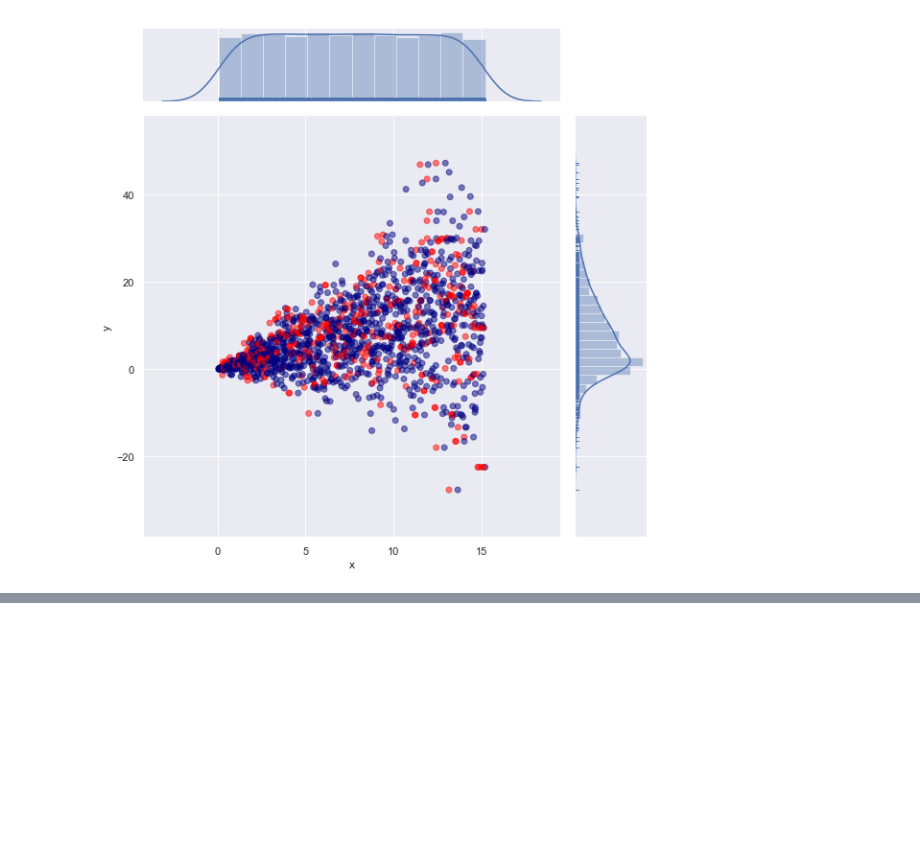
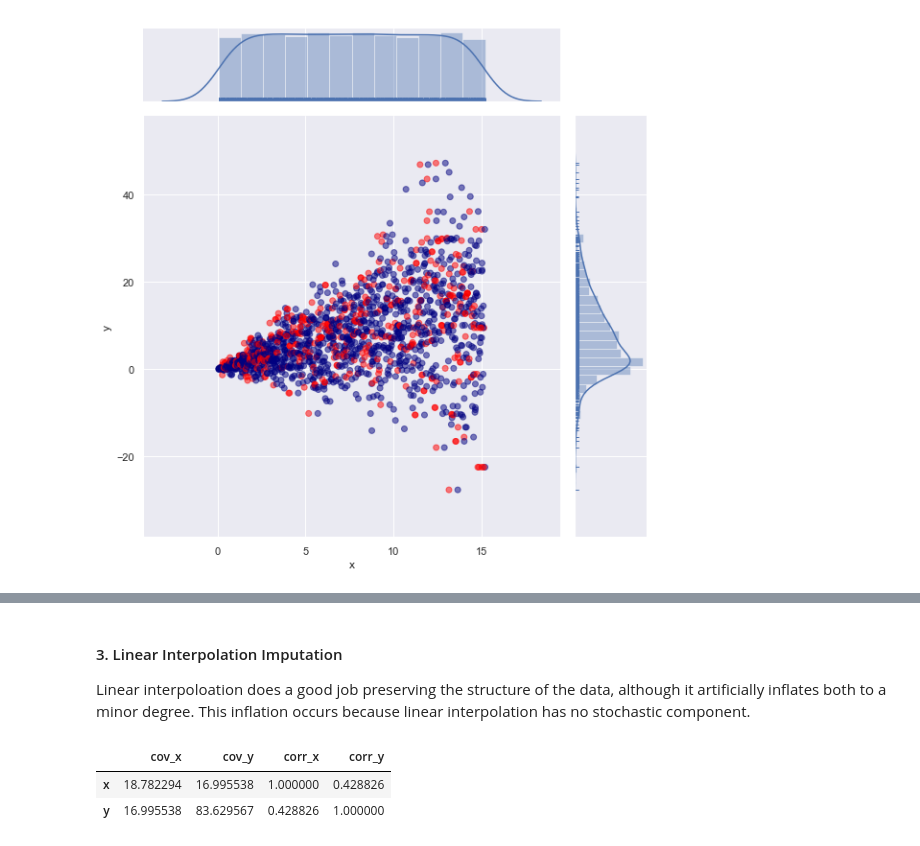
Before and after one commit to kearnz/autoimpute, a Jupyter notebook: tutorials/comparing_imputation_methods.ipynb, the cells around one changed output, grey strips where cells are left out. Cells and saved outputs as stored; diff of their text form; code cells hidden in the pictures; blank space fills up the shorter version.

```diff
--- a/tutorials/comparing_imputation_methods.ipynb
+++ b/tutorials/comparing_imputation_methods.ipynb
@@ -266,0 +304,9 @@ NUTS: [σ, beta, alpha]
+# %% [markdown]
+#### 3. Linear Interpolation Imputation
+Linear interpoloation does a good job preserving the structure of the data, although it artificially inflates both to a minor degree. This inflation occurs because linear interpolation has no stochastic component.
+# %%
+cov_corr(linear_ft)
+# %% [output]
+|  | cov_x | cov_y | corr_x | corr_y |
+| x | 18.782294 | 16.995538 | 1.000000 | 0.428826 |
+| y | 16.995538 | 83.629567 | 0.428826 | 1.000000 |
```
Also changed, not shown: parts of 21 cells of this notebook, 1 other file.
